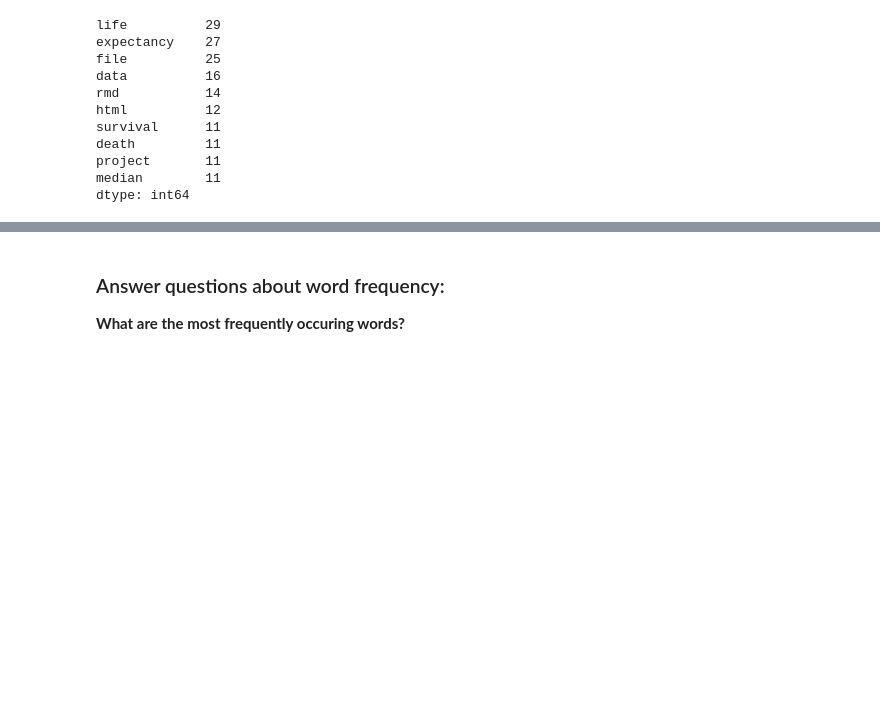
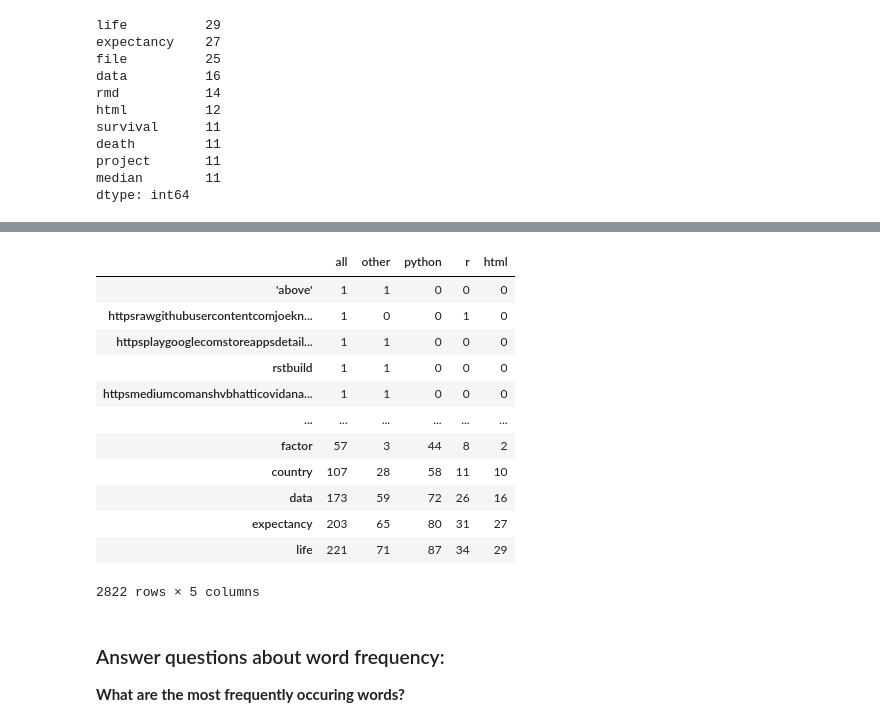
Before and after one commit to Two-Guys-and-a-Gal/NLP-Project, a Jupyter notebook: rivera_work.ipynb, the cells around one changed output, grey strips where cells are left out. Saved outputs shown, nothing was run; the diff lists cells and outputs as text; code cells hidden in the pictures; blank space fills up the shorter version.

```diff
--- a/rivera_work.ipynb
+++ b/rivera_work.ipynb
@@ -261,3 +272,19 @@ word_counts.head()
+# %%
+word_counts.sort_values('python')
+# %% [output]
+|  | all | other | python | r | html |
+| 'above' | 1 | 1 | 0 | 0 | 0 |
+| httpsrawgithubusercontentcomjoekn... | 1 | 0 | 0 | 1 | 0 |
+| httpsplaygooglecomstoreappsdetail... | 1 | 1 | 0 | 0 | 0 |
+| rstbuild | 1 | 1 | 0 | 0 | 0 |
+| httpsmediumcomanshvbhatticovidana... | 1 | 1 | 0 | 0 | 0 |
+| ... | ... | ... | ... | ... | ... |
+| factor | 57 | 3 | 44 | 8 | 2 |
+| country | 107 | 28 | 58 | 11 | 10 |
+| data | 173 | 59 | 72 | 26 | 16 |
+| expectancy | 203 | 65 | 80 | 31 | 27 |
+| life | 221 | 71 | 87 | 34 | 29 |
+2822 rows × 5 columns
 # %% [markdown]
 ### Answer questions about word frequency:
 
```
Also changed, not shown: parts of 3 cells of this notebook.
